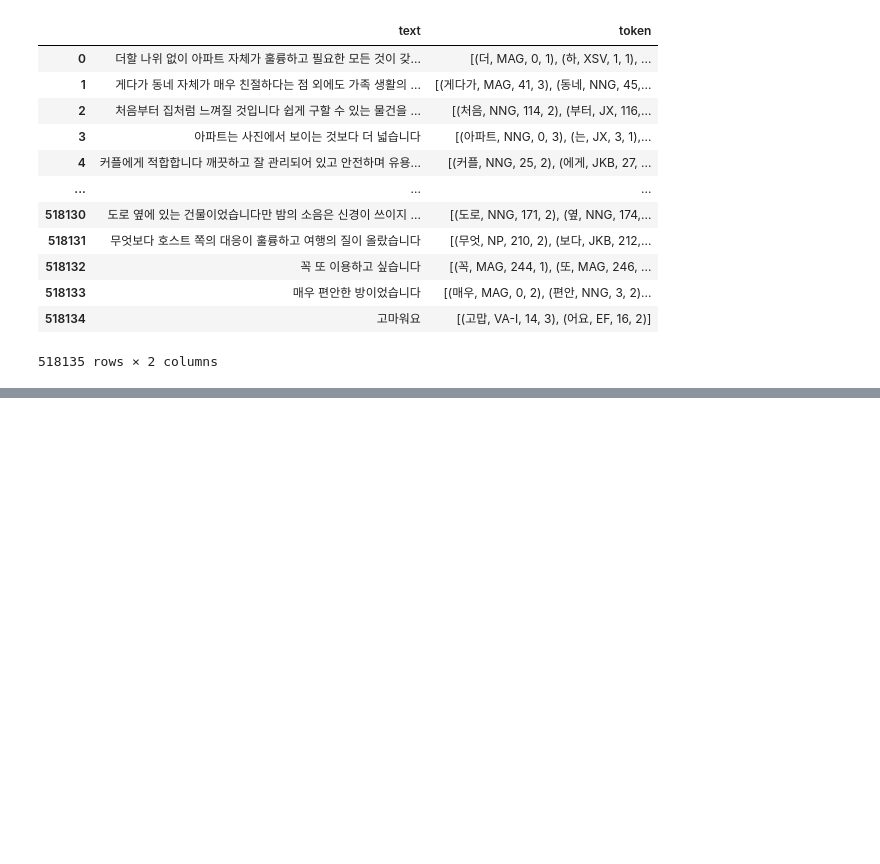
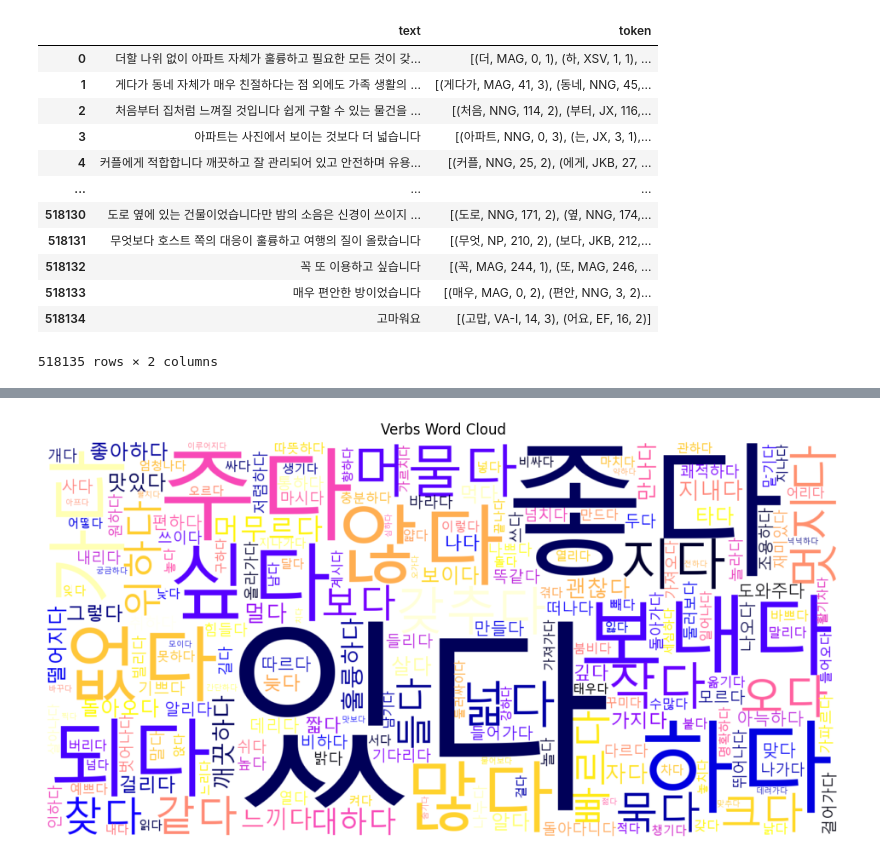
Before and after one commit to zinnie1025/AirbnbWise, a Jupyter notebook: Pipeline/jieun/sentiword_dict_test.ipynb, the cells around one changed output, grey strips where cells are left out. Cells and saved outputs as stored; diff of their text form; code cells hidden in the pictures; blank space fills up the shorter version.

```diff
--- a/Pipeline/jieun/sentiword_dict_test.ipynb
+++ b/Pipeline/jieun/sentiword_dict_test.ipynb
@@ -136,0 +125,23 @@ r4
+# %%
+from itertools import chain
+from collections import Counter
+import ast
+def split_word(df, row):
+    if type(df[row][0]) == str:
+        target =  df[row].apply(ast.literal_eval)
+    else:
+        target = df[row]
+    word_list = [word[0] for words in target for word in words]
+    return word_list
+def count_words(word_list):
+    word_counts = Counter(word_list)
+    # sorted_words = sorted(word_counts.items(), key=lambda x: x[1], reverse=True)
+    return word_counts
+# %%
+verbs_list = split_word(sentence_df, 'verbs')
+nouns_list = split_word(sentence_df, 'nouns')
+radixs_list = split_word(sentence_df, 'radixs')
+
+verbs_counts = count_words(verbs_list)
+nouns_counts = count_words(nouns_list)
+radixs_counts = count_words(radixs_list)
@@ -136,0 +155,23 @@ r4
+# %%
+
+palettes = ['spring', 'summer', 'seismic','PuBu']
+
+def generate_word_cloud(data, font_path, title, color=None):
+    wordcloud = WordCloud(width=800, height=400,
+                          max_words=200,
+                          scale=2,
+                          random_state=42,
+                          background_color='white',
+                          colormap = color,
+                          font_path=font_path).generate_from_frequencies(data)
+
+    plt.figure(figsize=(12, 8))
+    plt.imshow(wordcloud, interpolation='bilinear')
+    plt.axis('off')
+    plt.title(title)
+    plt.show()
+
+font_path = 'C:/Windows/Fonts/malgun.ttf'
+generate_word_cloud(verbs_counts, font_path, 'Verbs Word Cloud', 'gnuplot2')
+# %% [output]
+[figure, added]
```
Also changed, not shown: parts of 5 cells of this notebook.
